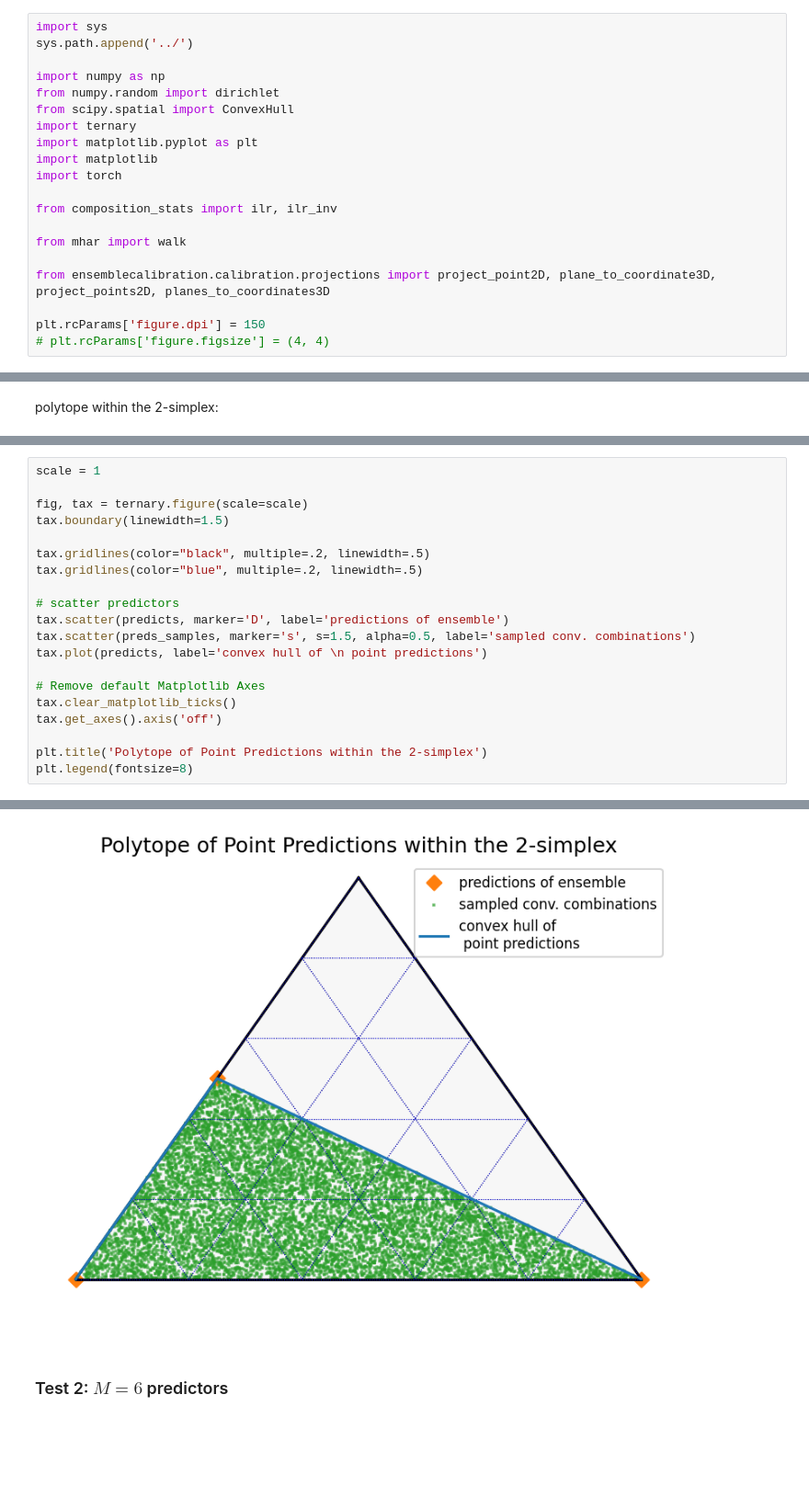
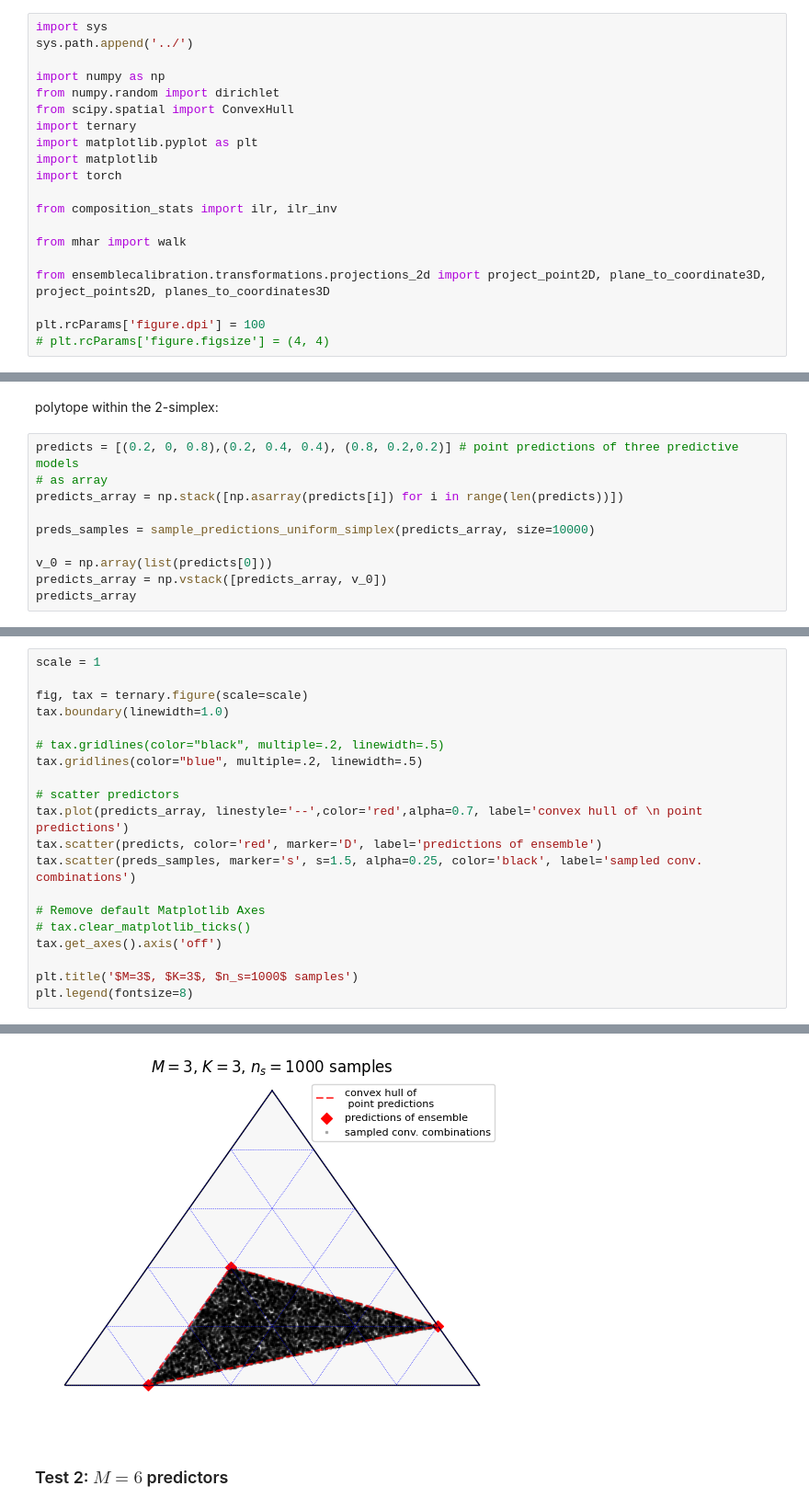
Before and after one commit to mkjuergens/EnsembleCalibration, a Jupyter notebook: notebooks/Uniform_Polytope_Sampling.ipynb, the cells around one changed output, grey strips where cells are left out. Shown at 92% size. Cells and saved outputs as stored; diff of their text form; blank space fills up the shorter version.

```diff
--- a/notebooks/Uniform_Polytope_Sampling.ipynb
+++ b/notebooks/Uniform_Polytope_Sampling.ipynb
@@ -20,9 +20,9 @@ from composition_stats import ilr, ilr_inv
 
 from mhar import walk
 
-from ensemblecalibration.calibration.projections import project_point2D, plane_to_coordinate3D, project_points2D, planes_to_coordinates3D
+from ensemblecalibration.transformations.projections_2d import project_point2D, plane_to_coordinate3D, project_points2D, planes_to_coordinates3D
 
-plt.rcParams['figure.dpi'] = 150
+plt.rcParams['figure.dpi'] = 100
 # plt.rcParams['figure.figsize'] = (4, 4)
 # %% [markdown]
 ### Initialize setting
@@ -210,2 +210,12 @@ Text(0.5, 1.0, 'Convex Hull of predictors')
 # %% [markdown]
 polytope within the 2-simplex:
+# %%
+predicts = [(0.2, 0, 0.8),(0.2, 0.4, 0.4), (0.8, 0.2,0.2)] # point predictions of three predictive models
+# as array
+predicts_array = np.stack([np.asarray(predicts[i]) for i in range(len(predicts))])
+
+preds_samples = sample_predictions_uniform_simplex(predicts_array, size=10000)
+
+v_0 = np.array(list(predicts[0]))
+predicts_array = np.vstack([predicts_array, v_0])
+predicts_array
@@ -212,26 +227,26 @@ polytope within the 2-simplex:
 # %%
 scale = 1
 
 fig, tax = ternary.figure(scale=scale)
-tax.boundary(linewidth=1.5)
+tax.boundary(linewidth=1.0)
 
-tax.gridlines(color="black", multiple=.2, linewidth=.5)
+# tax.gridlines(color="black", multiple=.2, linewidth=.5)
 tax.gridlines(color="blue", multiple=.2, linewidth=.5)
 
 # scatter predictors
-tax.scatter(predicts, marker='D', label='predictions of ensemble')
-tax.scatter(preds_samples, marker='s', s=1.5, alpha=0.5, label='sampled conv. combinations')
-tax.plot(predicts, label='convex hull of \n point predictions')
+tax.plot(predicts_array, linestyle='--',color='red',alpha=0.7, label='convex hull of \n point predictions')
+tax.scatter(predicts, color='red', marker='D', label='predictions of ensemble')
+tax.scatter(preds_samples, marker='s', s=1.5, alpha=0.25, color='black', label='sampled conv. combinations')
 
 # Remove default Matplotlib Axes
-tax.clear_matplotlib_ticks()
+# tax.clear_matplotlib_ticks()
 tax.get_axes().axis('off')
 
-plt.title('Polytope of Point Predictions within the 2-simplex')
+plt.title('$M=3$, $K=3$, $n_s=1000$ samples')
 plt.legend(fontsize=8)
 # %% [output]
 <matplotlib.legend.Legend at 0x...>
-[figure, old version]
+[figure, new version]
 # %% [markdown]
 ### Test 2: $M=6$ predictors
 # %% [markdown]
```
Also changed, not shown: parts of 33 cells of this notebook, 12 other files.
